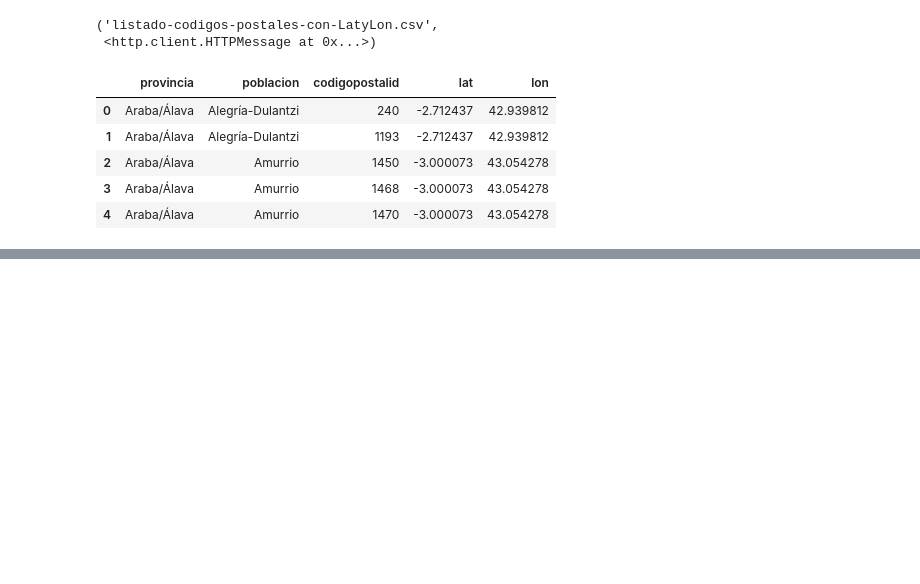
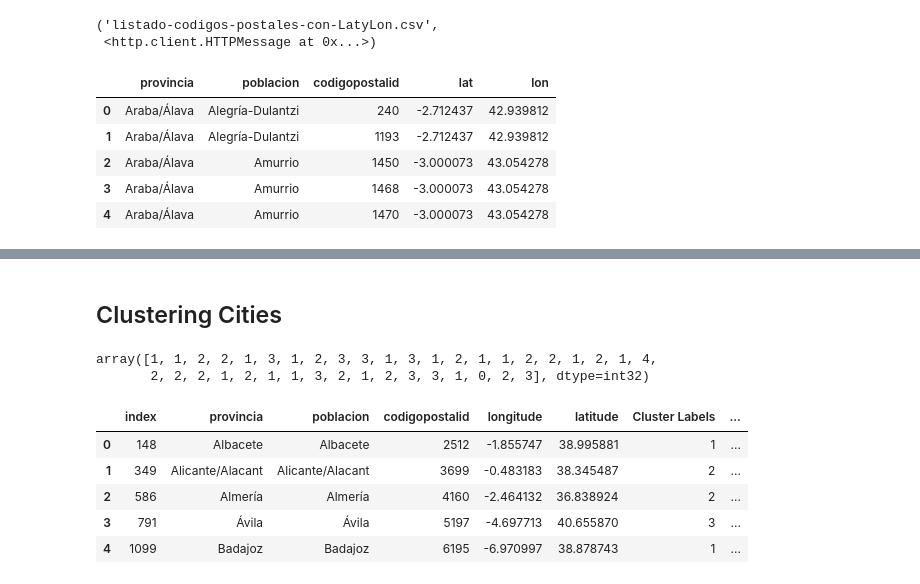
Before and after one commit to aviguille/Coursera_Capstone, a Jupyter notebook: capstone_week1.ipynb, the cells around one changed output, grey strips where cells are left out. Drawn from its saved outputs; the diff is of its cells as text; code cells hidden in the pictures; blank space fills up the shorter version.

```diff
--- a/capstone_week1.ipynb
+++ b/capstone_week1.ipynb
@@ -38,0 +341,21 @@ data.head()
+# %%
+num_top_venues = 10
+
+indicators = ['st', 'nd', 'rd']
+
+# create columns according to number of top venues
+columns = ['City']
+for ind in np.arange(num_top_venues):
+    try:
+        columns.append('{}{} Most Common Venue'.format(ind+1, indicators[ind]))
+    except:
+        columns.append('{}th Most Common Venue'.format(ind+1))
+
+# create a new dataframe
+neighborhoods_venues_sorted = pd.DataFrame(columns=columns)
+neighborhoods_venues_sorted['City'] = spain_grouped['City']
+
+for ind in np.arange(spain_grouped.shape[0]):
+    neighborhoods_venues_sorted.iloc[ind, 1:] = return_most_common_venues(spain_grouped.iloc[ind, :], num_top_venues)
+
+neighborhoods_venues_sorted.head()
@@ -38,0 +369,16 @@ data.head()
+# %% [markdown]
+## Clustering Cities
+# %%
+# set number of clusters
+kclusters = 5
+
+spain_grouped_clustering = spain_grouped.drop('City', 1)
+
+# run k-means clustering
+kmeans = KMeans(n_clusters=kclusters, random_state=0).fit(spain_grouped_clustering)
+
+# check cluster labels generated for each row in the dataframe
+kmeans.labels_
+# %% [output]
+array([1, 1, 2, 2, 1, 3, 1, 2, 3, 3, 1, 3, 1, 2, 1, 1, 2, 2, 1, 2, 1, 4,
+       2, 2, 2, 1, 2, 1, 1, 3, 2, 1, 2, 3, 3, 1, 0, 2, 3], dtype=int32)
@@ -38,0 +387,17 @@ data.head()
+# %%
+# add clustering labels
+neighborhoods_venues_sorted.insert(0, 'Cluster Labels', kmeans.labels_)
+
+spain_merged = main_cities
+
+# merge manhattan_grouped with manhattan_data to add latitude/longitude for each neighborhood
+spain_merged = spain_merged.join(neighborhoods_venues_sorted.set_index('City'), on='poblacion')
+
+spain_merged.head() # check the last columns!
+# %% [output]
+|  | index | provincia | poblacion | codigopostalid | longitude | latitude | Cluster Labels | ... |
+| 0 | 148 | Albacete | Albacete | 2512 | -1.855747 | 38.995881 | 1 | ... |
+| 1 | 349 | Alicante/Alacant | Alicante/Alacant | 3699 | -0.483183 | 38.345487 | 2 | ... |
+| 2 | 586 | Almería | Almería | 4160 | -2.464132 | 36.838924 | 2 | ... |
+| 3 | 791 | Ávila | Ávila | 5197 | -4.697713 | 40.655870 | 3 | ... |
+| 4 | 1099 | Badajoz | Badajoz | 6195 | -6.970997 | 38.878743 | 1 | ... |
```
Also changed, not shown: parts of 30 cells of this notebook.
